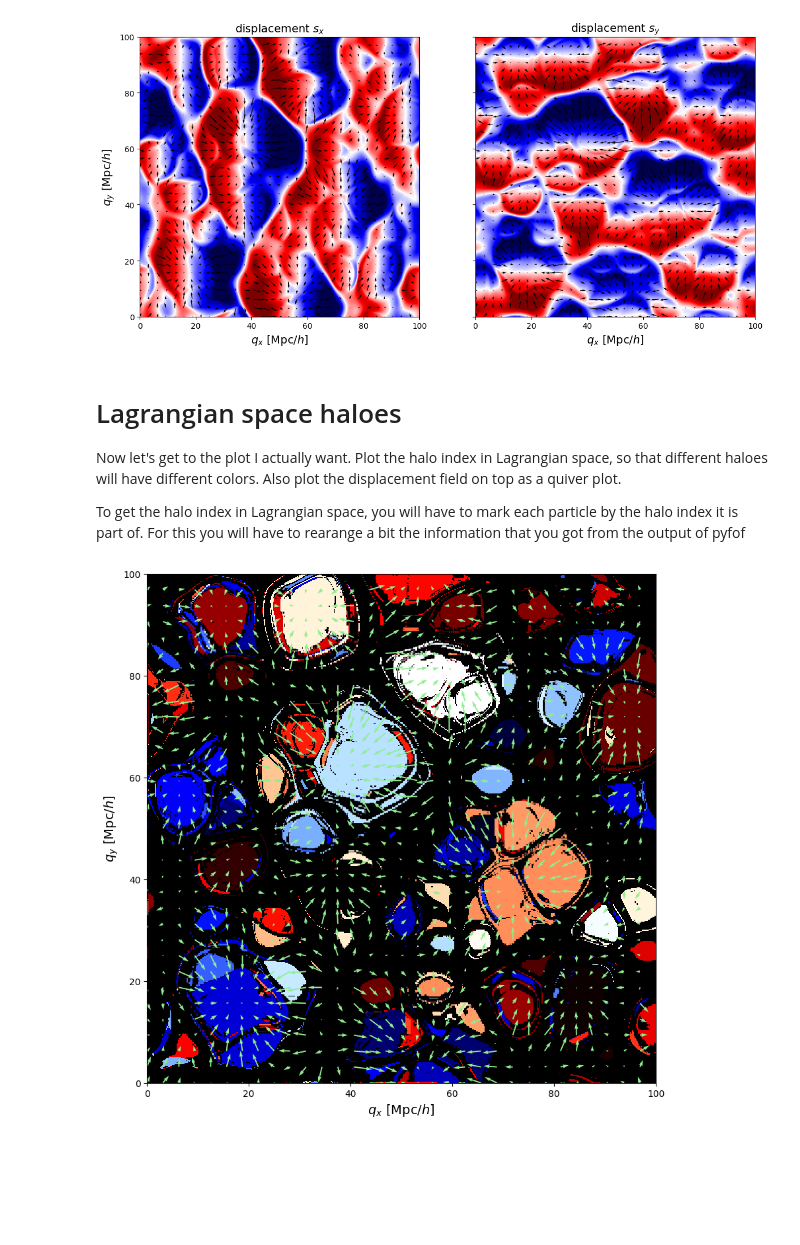
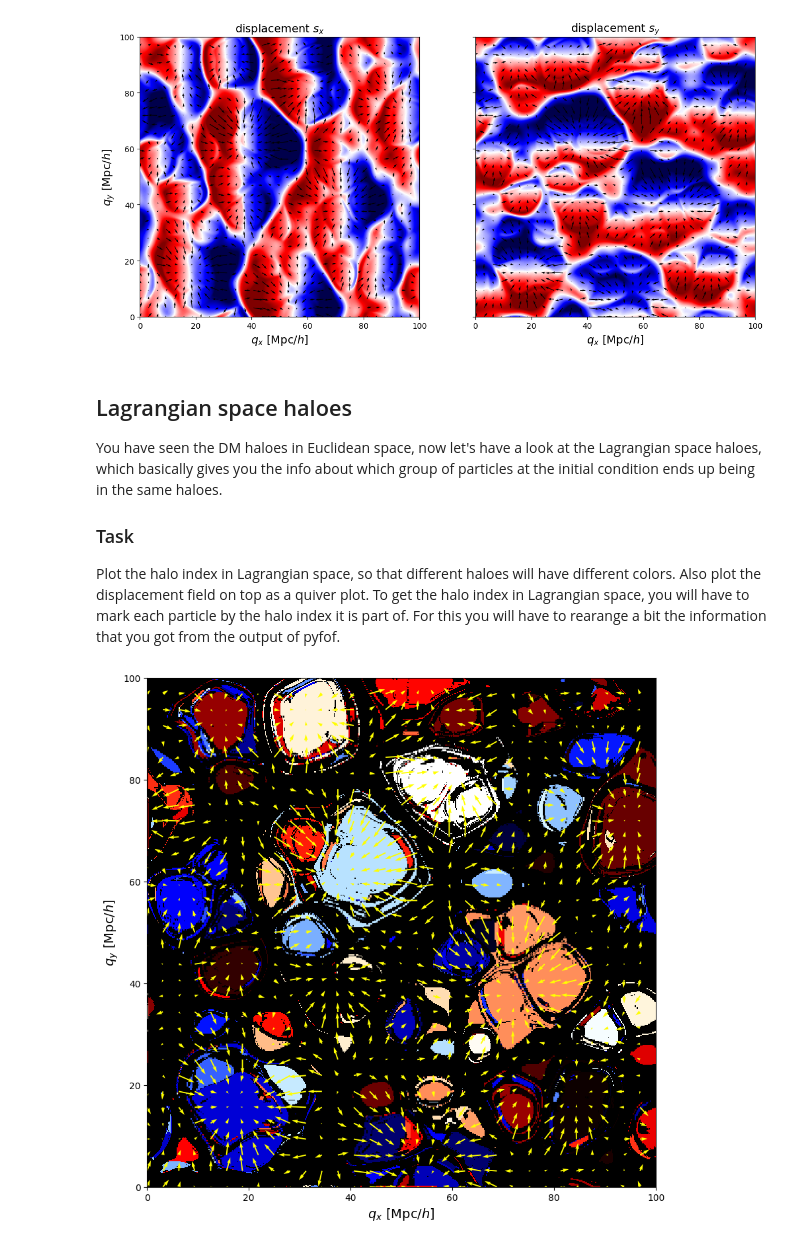
Before and after one commit to mpelleje/2D_Nbody_sim_python, a Jupyter notebook: notebooks/tutorials/solutions/solution_haloes.ipynb, the cells around one changed output. Cells and saved outputs as stored; diff of their text form; code cells hidden in the pictures; blank space fills up the shorter version.

```diff
--- a/notebooks/tutorials/solutions/solution_haloes.ipynb
+++ b/notebooks/tutorials/solutions/solution_haloes.ipynb
@@ -161,11 +152,12 @@ plt.savefig("img/haloes_lagrangian_displacement.png")
 # %% [output]
 [figure]
 # %% [markdown]
-# Lagrangian space haloes
+## Lagrangian space haloes
 
-Now let's get to the plot I actually want. Plot the halo index in Lagrangian space, so that different haloes will have different colors. Also plot the displacement field on top as a quiver plot.
+You have seen the DM haloes in Euclidean space, now let's have a look at the Lagrangian space haloes, which basically gives you the info about which group of particles at the initial condition ends up being in the same haloes.
 
-To get the halo index in Lagrangian space, you will have to mark each particle by the halo index it is part of. For this you will have to rearange a bit the information that you got from the output of pyfof
+### Task
+Plot the halo index in Lagrangian space, so that different haloes will have different colors. Also plot the displacement field on top as a quiver plot. To get the halo index in Lagrangian space, you will have to mark each particle by the halo index it is part of. For this you will have to rearange a bit the information that you got from the output of pyfof.
 # %%
 ifof = np.zeros(mysim.pos.shape[0:2], dtype=np.int64)
 for igroup,inds_in_group in enumerate(res):
@@ -174,11 +166,11 @@ for igroup,inds_in_group in enumerate(res):
 # %%
 plt.figure(figsize=(10,10))
 ax = plt.gca()
 ax.imshow(ifof.T, origin="lower", extent=[0,100.,0.,100.], cmap="flag_r", interpolation="none")
-ax.quiver(myic.qi[::16,::16,0], myic.qi[::16,::16,1], disp[::16,::16,0], disp[::16,::16,1], color="lightgreen")
+ax.quiver(myic.qi[::16,::16,0], myic.qi[::16,::16,1], disp[::16,::16,0], disp[::16,::16,1], color="yellow")
 
 ax.set_xlabel(r"$q_x$ [Mpc/$h$]", fontsize=14)
 ax.set_ylabel(r"$q_y$ [Mpc/$h$]", fontsize=14)
 plt.savefig("img/haloes_lagrangian_protohaloes.png")
 # %% [output]
-[figure, old version]
+[figure, new version]
```
Also changed, not shown: parts of 10 cells of this notebook, 12 other files.
